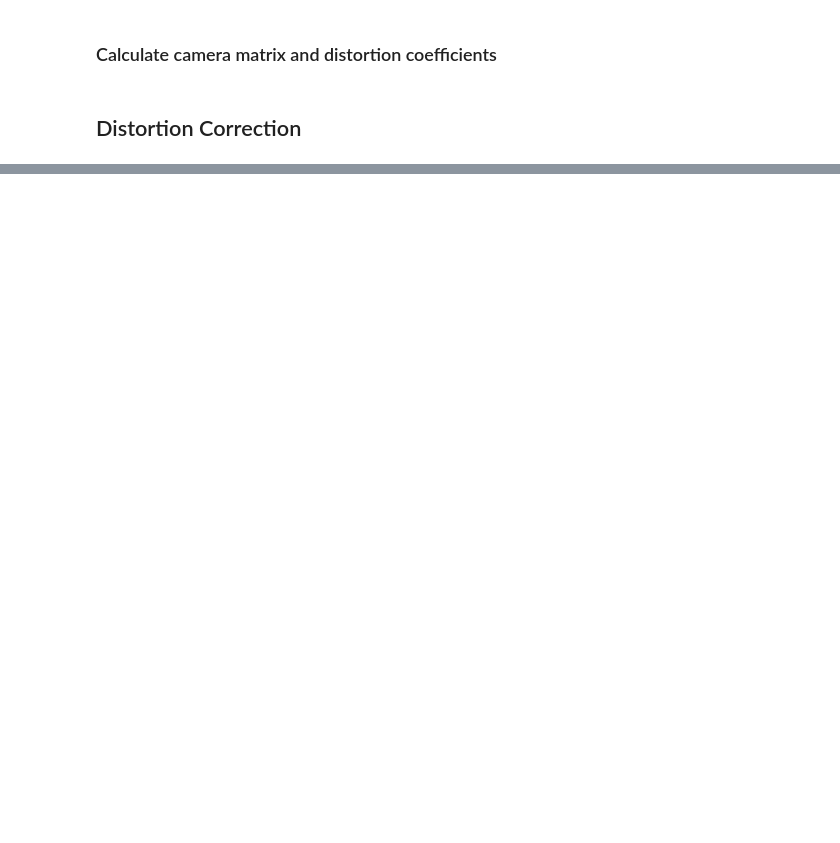
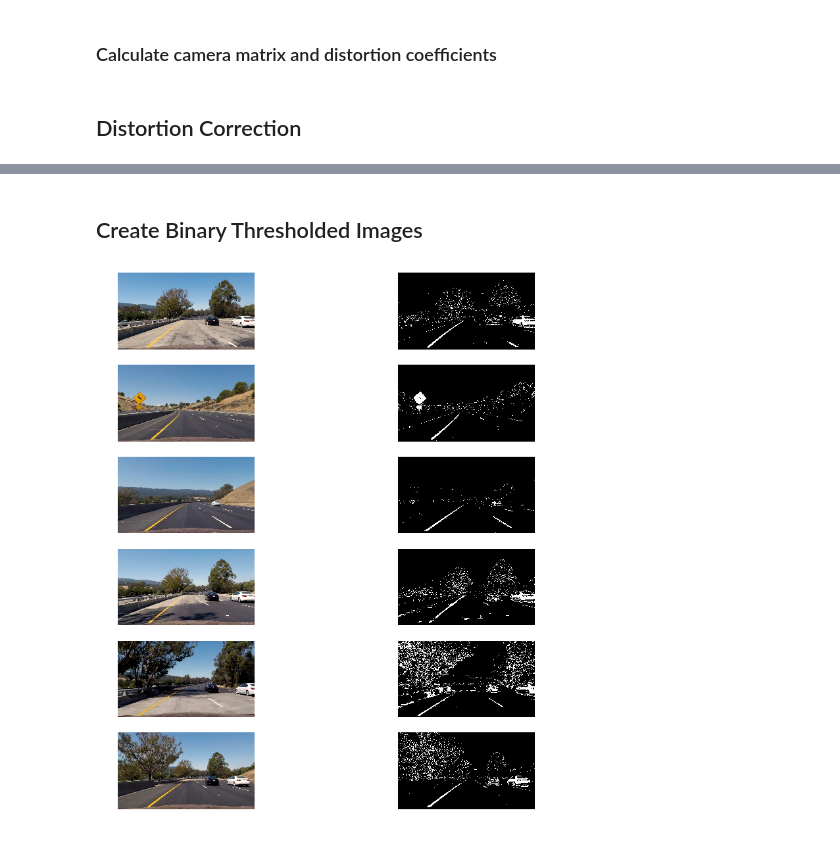
Before and after one commit to AryanJ-NYC/CarND-Advanced-Lane-Lines, a Jupyter notebook: main.ipynb, the cells around one changed output, grey strips where cells are left out. Drawn from its saved outputs; the diff is of its cells as text; code cells hidden in the pictures; blank space fills up the shorter version.

Commit message:
Detect lane lines using thresholding

```diff
--- a/main.ipynb
+++ b/main.ipynb
@@ -73,0 +76,45 @@ plt.show()
+# %% [markdown]
+## Create Binary Thresholded Images
+# %%
+calibrated_images = glob.glob('./output_images/output*.jpg')
+fig, axarr = plt.subplots(len(calibrated_images), 2) # two columns
+fig.set_size_inches((14,15))
+
+for idx, fname in enumerate(calibrated_images):
+    img = mpimg.imread(fname)
+    gray = cv2.cvtColor(img, cv2.COLOR_RGB2GRAY)
+
+    # Sobel x
+    sobel_x = cv2.Sobel(gray, cv2.CV_64F, 1, 0) # Take the derivative in x
+    abs_sobel_x = np.absolute(sobel_x) # Absolute x derivative to accentuate lines away from horizontal
+    scaled_sobel = np.uint8(255*abs_sobel_x/np.max(abs_sobel_x))
+
+    # Threshold x gradient
+    sobel_thresh = (40, 100)
+    sx_binary = np.zeros_like(scaled_sobel)
+    sx_binary[(scaled_sobel >= sobel_thresh[0]) & (scaled_sobel <= sobel_thresh[1])] = 1
+
+    # extract red channel from RGB image
+    R_channel = img[:, :, 0]
+    # threshold to find lane-line pixels
+    red_thresh = (220, 255)
+    red_binary = np.zeros_like(R_channel)
+    red_binary[(R_channel > red_thresh[0]) & (R_channel <= red_thresh[1])] = 1
+
+    # extract saturation channel from HLS image
+    img_hls = cv2.cvtColor(img, cv2.COLOR_RGB2HLS)
+    S_channel = img_hls[:, :, 2]
+    # threshold to find lane-line pixels
+    sat_thresh = (140, 255)
+    sat_binary = np.zeros_like(S_channel)
+    sat_binary[(S_channel > sat_thresh[0]) & (S_channel <= sat_thresh[1])] = 1
+
+    combined_binary = np.zeros_like(red_binary)
+    combined_binary[(red_binary == 1) | (sat_binary == 1) | (sx_binary == 1)] = 1
+
+    axarr[idx, 0].imshow(img)
+    axarr[idx, 1].imshow(combined_binary, cmap='gray') # show binary img in 2nd column
+    axarr[idx, 0].axis('off')
+    axarr[idx, 1].axis('off')
+# %% [output]
+[figure, added]
```
Also changed, not shown: parts of 3 cells of this notebook.
